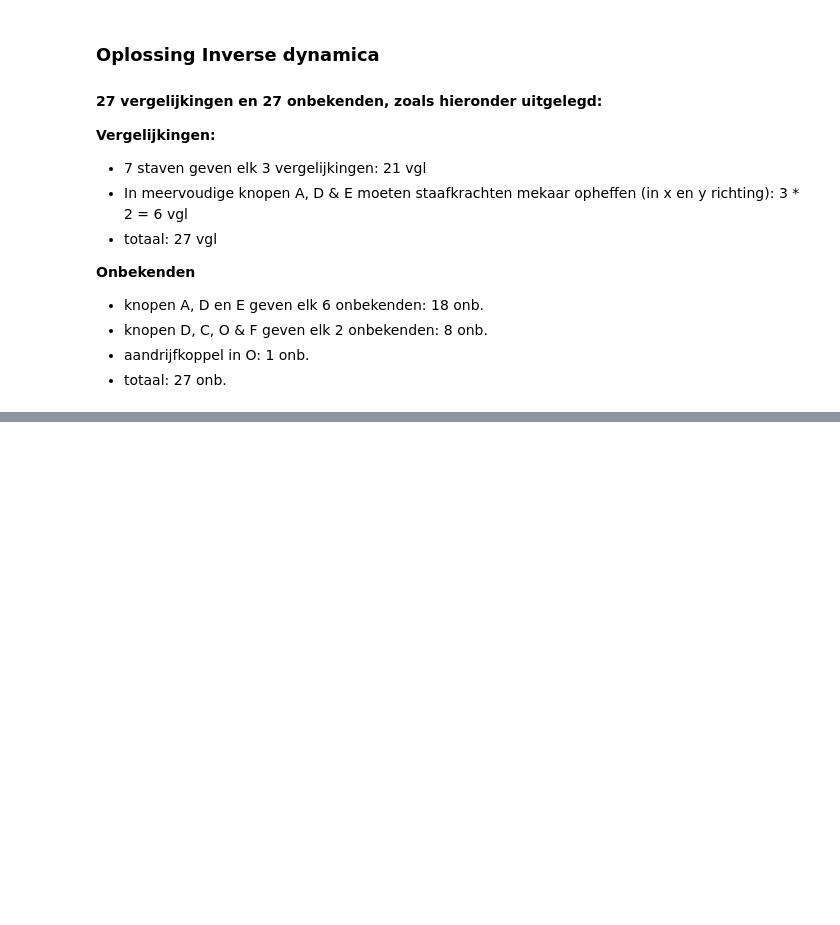
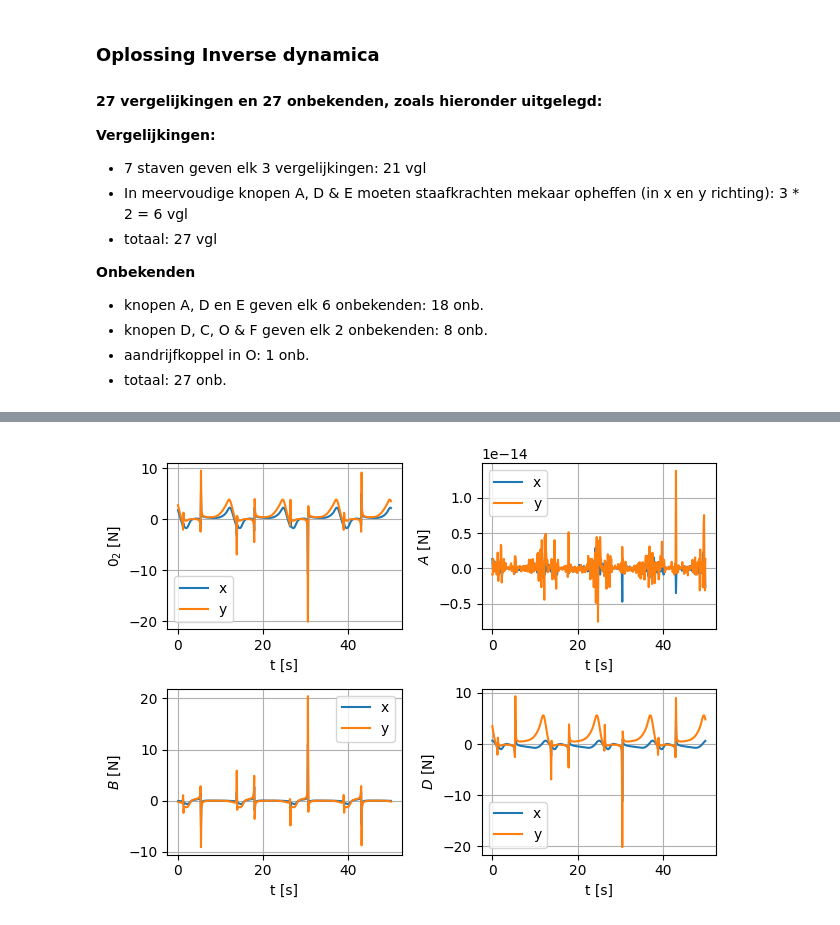
Before and after one commit to Vermizzi/Project_Bewegingen_TriVik, a Jupyter notebook: Hulp_Notebooks/Knie.mechanisme.ipynb, the cells around one changed output, grey strips where cells are left out. Saved outputs shown, nothing was run; the diff lists cells and outputs as text; code cells hidden in the pictures; blank space fills up the shorter version.

```diff
--- a/Hulp_Notebooks/Knie.mechanisme.ipynb
+++ b/Hulp_Notebooks/Knie.mechanisme.ipynb
@@ -702,16 +708,15 @@ Eerst bepaal ik de massas van alle staven en driehoeeken, op basis van een gegev
 en de oppervlakte van de driehoeken. De dikte van de staven wordt en driehoeken wordt momenteel cte. 1cm verondersteld.
 De staven een breedte van 4cm.
 """
-rho_staff = 1600 * 0.01 * 0.04 # massa van 60% gevulde aluminium in kg/m^3 (dikte 1cm, breedte 4cm)
-rho_triangle = 800 * 0.01 # massa van 30% gevulde aluminium in kg/m^3 (dikte 1cm)
+rho_staff = 10 # massa van 60% gevulde aluminium in kg/m^3 (diameter 6cm)
 
 m2 = r_2 * rho_staff # mass of link O2A
 m3 = r_3 * rho_staff # mass of link AB
 m6 = r_6 * rho_staff # mass of link AE
-mDBC = 0.5 * r_4 * r_DC * np.sin(theta_C) * rho_triangle # mass of triangle DBC
-mL = L_1 * 0.01 * rho_staff # mass of link DE
+mDBC = rho_staff * (r_DC + r_BC + r_4) # mass of triangle DBC
+mL = L_1 * rho_staff # mass of link DE
 m7 = r_7 * rho_staff # mass of link CF
-mEGF = 0.5 * L_2 * r_8 * np.sin(theta_I) * rho_triangle # mass of triangle EGF
+mEGF = rho_staff * (r_8 + L_2 + r_FG) # mass of triangle EGF
 # %%
 """
 Nu bepaal ik alle traagheidsmomenten.
@@ -784,6 +789,10 @@ F_DT_y = np.zeros_like(theta_2)
 F_ET_x = np.zeros_like(theta_2)
 F_ET_y = np.zeros_like(theta_2)
 M_0 = np.zeros_like(theta_2)
+F_A_x = np.zeros_like(theta_2)
+F_A_y = np.zeros_like(theta_2)
+F_E_x = np.zeros_like(theta_2)
+F_E_y = np.zeros_like(theta_2)
 
 # Oplossen van kracht en moment evenwichten voor elke tijdstap
 for i in range(len(t)):
@@ -893,3 +902,7 @@ for i in range(len(t)):
         F_ET_x[i] = x[24]
         F_ET_y[i] = x[25]
         M_0[i] = x[26]
+        F_A_x[i] = F_A2_x[i] + F_A3_x[i] + F_A6_x[i]
+        F_A_y[i] = F_A2_y[i] + F_A3_y[i] + F_A6_y[i]
+        F_E_x[i] = F_E6_x[i] + F_ET_x[i] + F_EL_x[i]
+        F_E_y[i] = F_E6_y[i] + F_ET_y[i] + F_EL_y[i]
@@ -928,0 +909,68 @@ plt.show()
+# %%
+"""
+Hier zijn plots van de verschillende resulterende krachten in de gewrichten
+"""
+plt.figure()
+plt.subplot(221)
+plt.plot(t, F_O_x)
+plt.plot(t, F_O_y)
+plt.xlabel('t [s]')
+plt.ylabel(r'$0_2$ [N]')
+plt.legend(["x", "y"])
+plt.grid()
+
+plt.subplot(222)
+plt.plot(t, F_A_x)
+plt.plot(t, F_A_y)
+plt.xlabel('t [s]')
+plt.ylabel(r'$A$ [N]')
+plt.legend(["x", "y"])
+plt.grid()
+
+plt.subplot(223)
+plt.plot(t, F_B_x)
+plt.plot(t, F_B_y)
+plt.xlabel('t [s]')
+plt.ylabel(r'$B$ [N]')
+plt.legend(["x", "y"])
+plt.grid()
+
+plt.subplot(224)
+plt.plot(t, F_D_x)
+plt.plot(t, F_D_y)
+plt.xlabel('t [s]')
+plt.ylabel(r'$D$ [N]')
+plt.legend(["x", "y"])
+plt.grid()
+
+plt.tight_layout()
+plt.show()
+
+
+plt.subplot(221)
+plt.plot(t, F_E_x)
+plt.plot(t, F_E_y)
+plt.xlabel('t [s]')
+plt.ylabel(r'$E$ [N]')
+plt.legend(["x", "y"])
+plt.grid()
+
+plt.subplot(222)
+plt.plot(t, F_C_x)
+plt.plot(t, F_C_y)
+plt.xlabel('t [s]')
+plt.ylabel(r'$C$ [N]')
+plt.legend(["x", "y"])
+plt.grid()
+
+plt.subplot(223)
+plt.plot(t, F_F_x)
+plt.plot(t, F_F_y)
+plt.xlabel('t [s]')
+plt.ylabel(r'$F$ [N]')
+plt.legend(["x", "y"])
+plt.grid()
+
+plt.tight_layout()
+plt.show()
+# %% [output]
@@ -928,0 +978 @@ plt.show()
+[figure, added]
```
Also changed, not shown: parts of 5 cells of this notebook.
